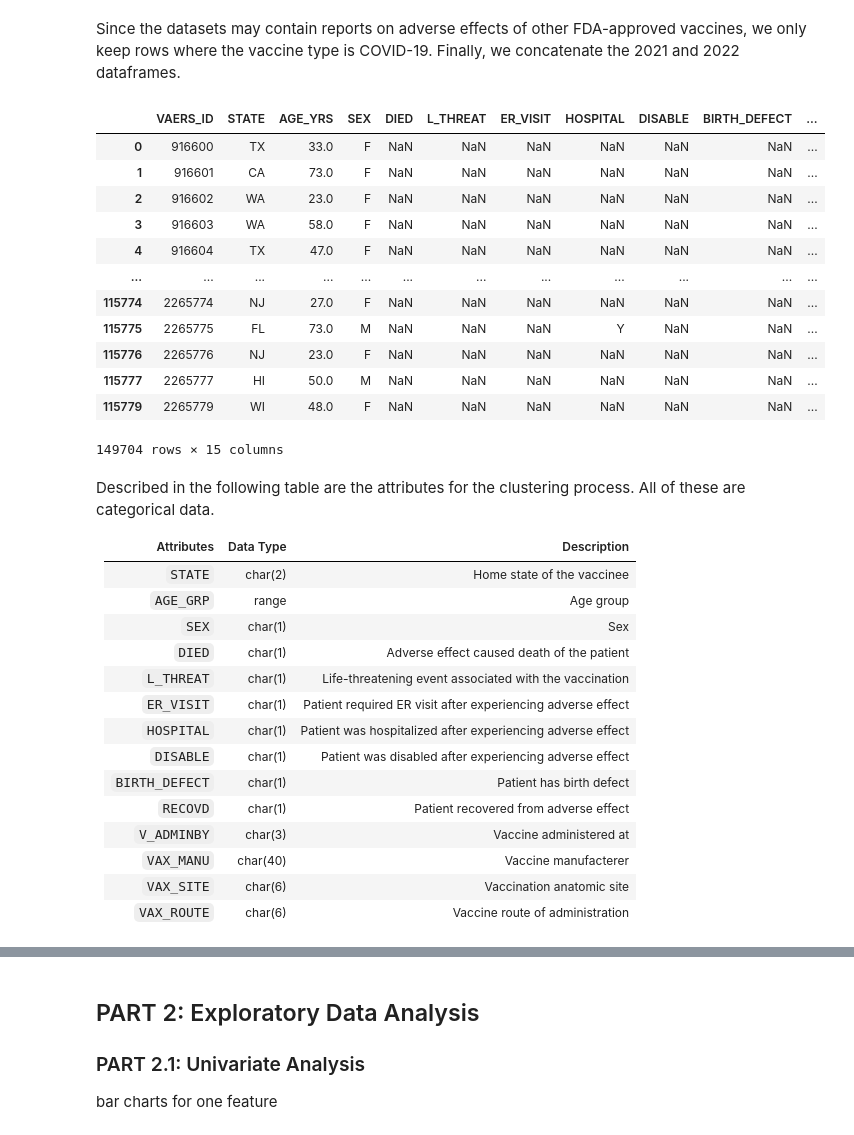
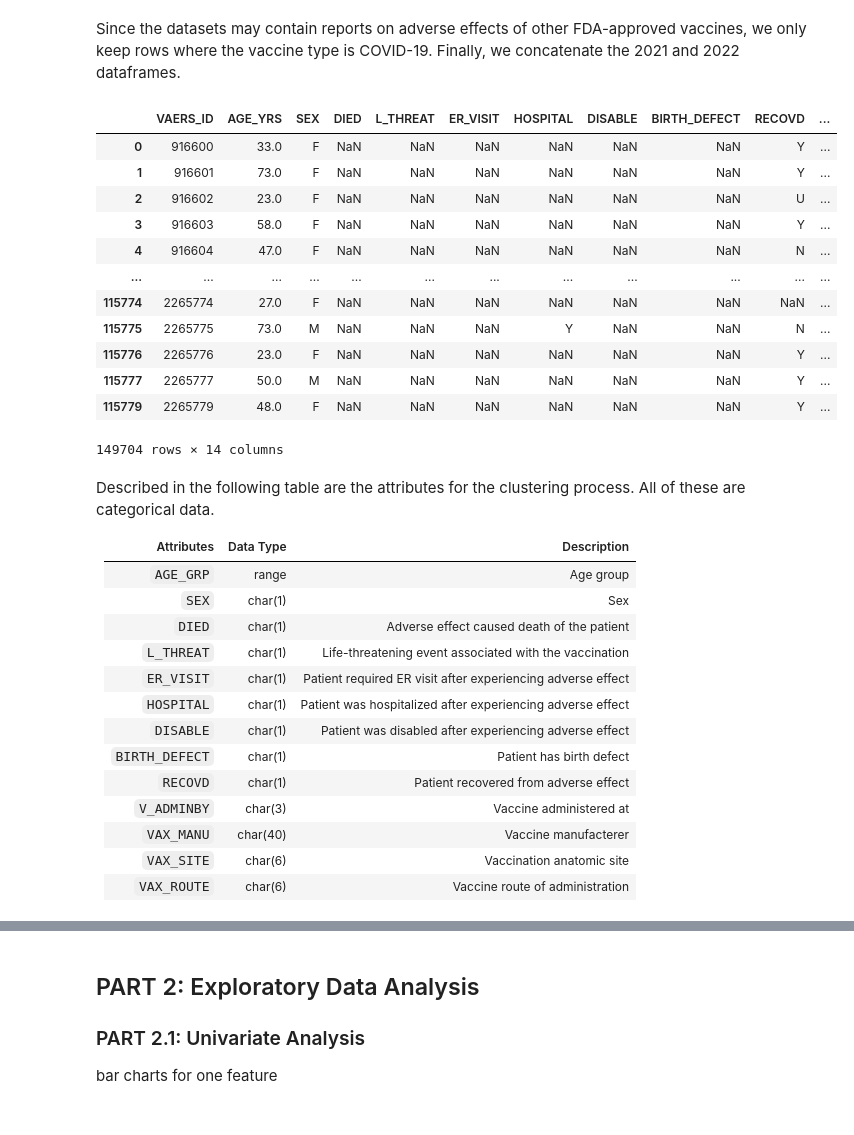
Before and after one commit to beyatris/VaxxAId, a Jupyter notebook: main/vaxxaid.ipynb, the cells around one changed output, grey strips where cells are left out. Cells and saved outputs as stored; diff of their text form; code cells hidden in the pictures.

```diff
--- a/main/vaxxaid.ipynb
+++ b/main/vaxxaid.ipynb
@@ -53,44 +53,43 @@ Since the datasets may contain reports on adverse effects of other FDA-approved
 # %%
 patients2021 = patients2021[patients2021['VAX_TYPE']=='COVID19']
 patients2022 = patients2022[patients2022['VAX_TYPE']=='COVID19']
 
 patients = pd.concat([patients2021, patients2022], axis=0)
 
 features = [
-    'VAERS_ID','STATE','AGE_YRS','SEX','DIED','L_THREAT',
+    'VAERS_ID','AGE_YRS','SEX','DIED','L_THREAT',
     'ER_VISIT','HOSPITAL','DISABLE','BIRTH_DEFECT','RECOVD',
     'V_ADMINBY','VAX_TYPE','VAX_MANU','VAX_SITE','VAX_ROUTE'
     ]
 
 patients = patients[features]
 
 patients = patients.drop(['VAX_TYPE'],axis=1)
 
 patients.to_csv('../data/20212022DATA.csv', index=False)
 
 patients_df = pd.read_csv('../data/20212022DATA.csv', encoding='latin1')
 
 patients
 # %% [output]
-|  | VAERS_ID | STATE | AGE_YRS | SEX | DIED | L_THREAT | ER_VISIT | HOSPITAL | DISABLE | BIRTH_DEFECT | ... |
-| 0 | 916600 | TX | 33.0 | F | NaN | NaN | NaN | NaN | NaN | NaN | ... |
-| 1 | 916601 | CA | 73.0 | F | NaN | NaN | NaN | NaN | NaN | NaN | ... |
-| 2 | 916602 | WA | 23.0 | F | NaN | NaN | NaN | NaN | NaN | NaN | ... |
-| 3 | 916603 | WA | 58.0 | F | NaN | NaN | NaN | NaN | NaN | NaN | ... |
-| 4 | 916604 | TX | 47.0 | F | NaN | NaN | NaN | NaN | NaN | NaN | ... |
+|  | VAERS_ID | AGE_YRS | SEX | DIED | L_THREAT | ER_VISIT | HOSPITAL | DISABLE | BIRTH_DEFECT | RECOVD | ... |
+| 0 | 916600 | 33.0 | F | NaN | NaN | NaN | NaN | NaN | NaN | Y | ... |
+| 1 | 916601 | 73.0 | F | NaN | NaN | NaN | NaN | NaN | NaN | Y | ... |
+| 2 | 916602 | 23.0 | F | NaN | NaN | NaN | NaN | NaN | NaN | U | ... |
+| 3 | 916603 | 58.0 | F | NaN | NaN | NaN | NaN | NaN | NaN | Y | ... |
+| 4 | 916604 | 47.0 | F | NaN | NaN | NaN | NaN | NaN | NaN | N | ... |
 | ... | ... | ... | ... | ... | ... | ... | ... | ... | ... | ... | ... |
-| 115774 | 2265774 | NJ | 27.0 | F | NaN | NaN | NaN | NaN | NaN | NaN | ... |
-| 115775 | 2265775 | FL | 73.0 | M | NaN | NaN | NaN | Y | NaN | NaN | ... |
-| 115776 | 2265776 | NJ | 23.0 | F | NaN | NaN | NaN | NaN | NaN | NaN | ... |
-| 115777 | 2265777 | HI | 50.0 | M | NaN | NaN | NaN | NaN | NaN | NaN | ... |
-| 115779 | 2265779 | WI | 48.0 | F | NaN | NaN | NaN | NaN | NaN | NaN | ... |
+| 115774 | 2265774 | 27.0 | F | NaN | NaN | NaN | NaN | NaN | NaN | NaN | ... |
+| 115775 | 2265775 | 73.0 | M | NaN | NaN | NaN | Y | NaN | NaN | N | ... |
+| 115776 | 2265776 | 23.0 | F | NaN | NaN | NaN | NaN | NaN | NaN | Y | ... |
+| 115777 | 2265777 | 50.0 | M | NaN | NaN | NaN | NaN | NaN | NaN | Y | ... |
+| 115779 | 2265779 | 48.0 | F | NaN | NaN | NaN | NaN | NaN | NaN | Y | ... |
-149704 rows × 15 columns
+149704 rows × 14 columns
 # %% [markdown]
 Described in the following table are the attributes for the clustering process. All of these are categorical data.
 
 | Attributes | Data Type | Description |
 | ---------- | --------- | ----------- |
-| `STATE`        | char(2)   | Home state of the vaccinee                                  |
 | `AGE_GRP`      | range     | Age group                                                   |
 | `SEX`          | char(1)   | Sex                                                         |
 | `DIED`         | char(1)   | Adverse effect caused death of the patient                  |
```
Also changed, not shown: parts of 28 cells of this notebook, 3 other files.
